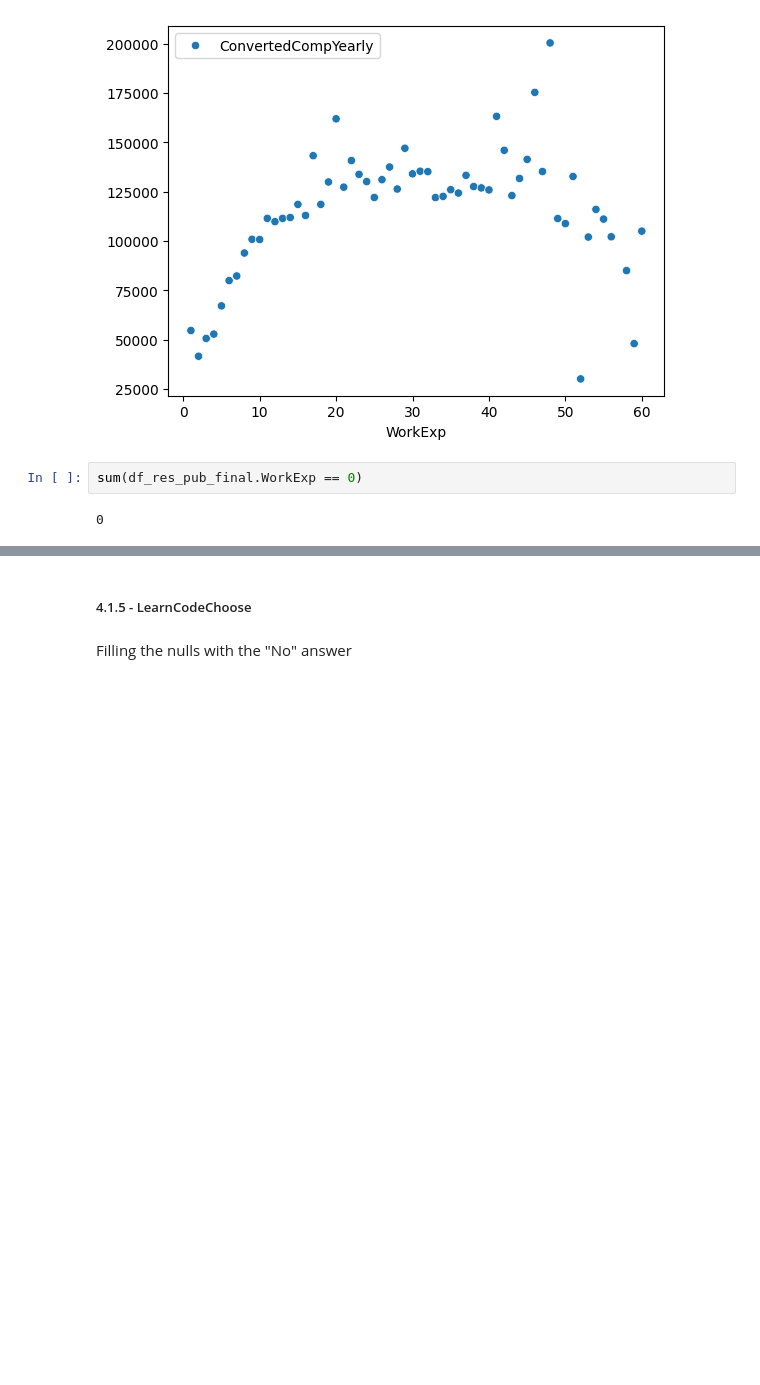
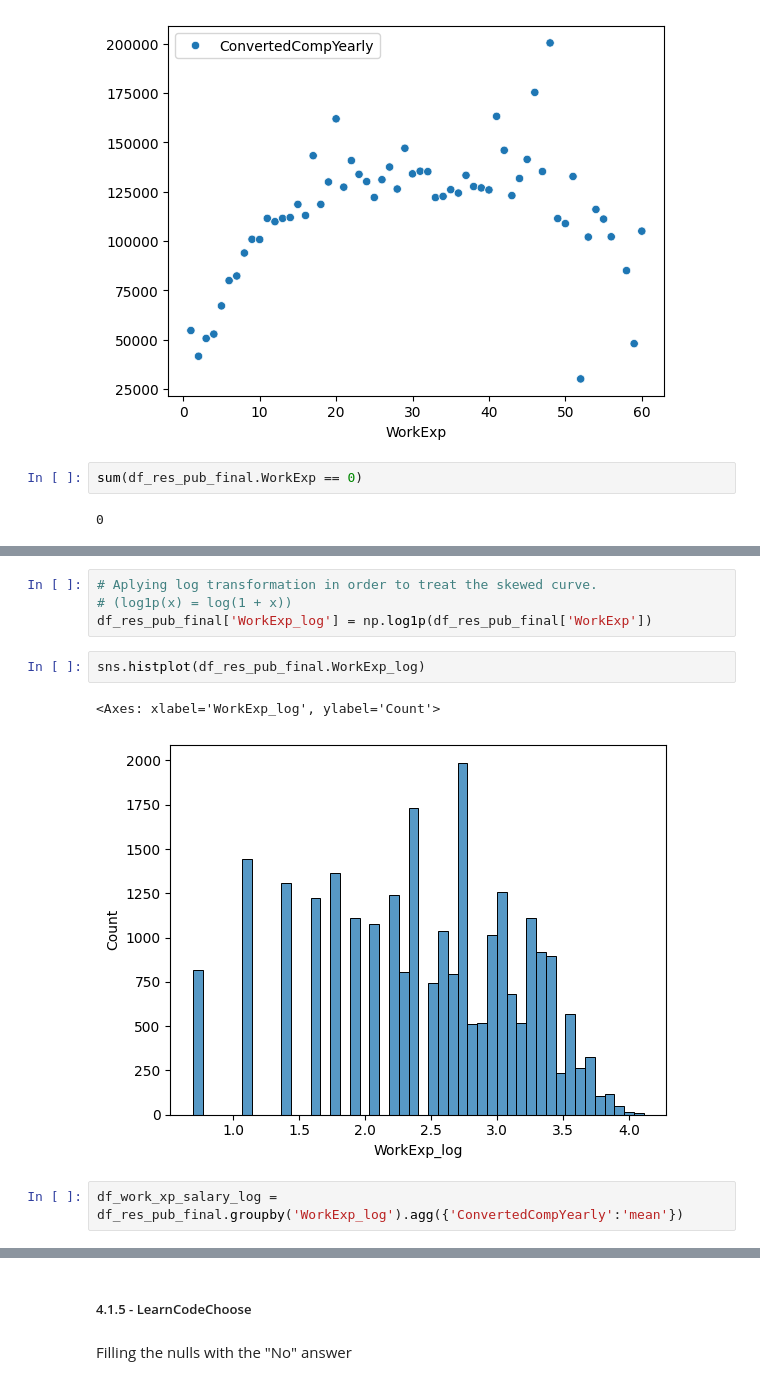
Before and after one commit to ViniciusTMiura/learning-projects, a Jupyter notebook: stackoverflow-udacity-project-course-2/notebooks/01_EDA_and_dataprep.ipynb, the cells around one changed output, grey strips where cells are left out. Saved outputs shown, nothing was run; the diff lists cells and outputs as text; blank space fills up the shorter version.

```diff
--- a/stackoverflow-udacity-project-course-2/notebooks/01_EDA_and_dataprep.ipynb
+++ b/stackoverflow-udacity-project-course-2/notebooks/01_EDA_and_dataprep.ipynb
@@ -1004,0 +1078,11 @@ sum(df_res_pub_final.WorkExp == 0)
+# %%
+# Aplying log transformation in order to treat the skewed curve.
+# (log1p(x) = log(1 + x))
+df_res_pub_final['WorkExp_log'] = np.log1p(df_res_pub_final['WorkExp'])
+# %%
+sns.histplot(df_res_pub_final.WorkExp_log)
+# %% [output]
+<Axes: xlabel='WorkExp_log', ylabel='Count'>
+[figure, added]
+# %%
+df_work_xp_salary_log = df_res_pub_final.groupby('WorkExp_log').agg({'ConvertedCompYearly':'mean'})
```
Also changed, not shown: parts of 45 cells of this notebook.
